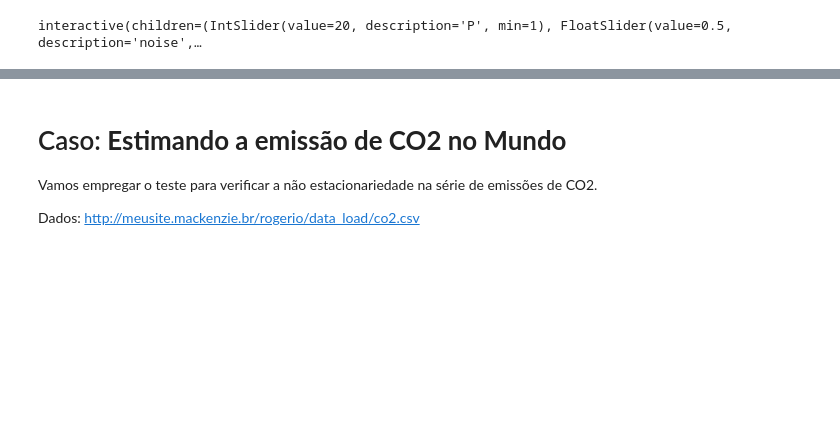
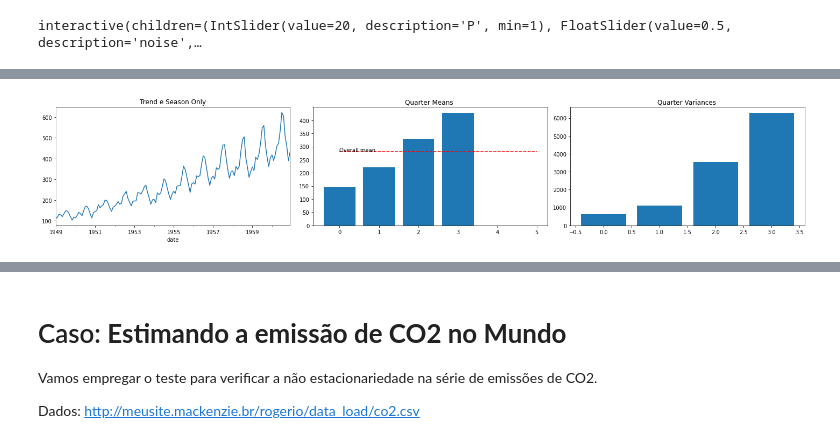
Before and after one commit to Rogerio-mack/Ciencia-de-Dados-e-Aprendizado-de-Maquina, a Jupyter notebook: CDA_TimeSeries_1.ipynb, the cells around one changed output, grey strips where cells are left out. Drawn from its saved outputs; the diff is of its cells as text; code cells hidden in the pictures; blank space fills up the shorter version.

```diff
--- a/CDA_TimeSeries_1.ipynb
+++ b/CDA_TimeSeries_1.ipynb
@@ -433,0 +451,26 @@ interactive(children=(IntSlider(value=20, description='P', min=1), FloatSlider(v
+# %%
+trend_and_season = pd.read_csv('https://github.com/Rogerio-mack/Ciencia-de-Dados-e-Aprendizado-de-Maquina/raw/main/data/AirPassengers.csv', parse_dates=['date'], index_col='date')
+# %%
+def plot_var(df,ax,t):
+  ix = np.linspace(0,len(df),5).astype(int)
+  ax.bar(range(4), np.array([df.reset_index().iloc[ ix[0]:ix[1] ].value.var(),
+                              df.reset_index().iloc[ ix[1]:ix[2] ].value.var(),
+                              df.reset_index().iloc[ ix[2]:ix[3] ].value.var(),
+                              df.reset_index().iloc[ ix[3]:ix[4] ].value.var()]))
+  ax.set_title('Quarter Variances ')
+
+  return
+
+fig, ax = plt.subplots(1,3, figsize=(20,4))
+
+trend_and_season.plot(title='Trend e Season Only', legend=False, ax=ax[0])
+plot_means(trend_and_season, ax=ax[1],t='Trend and Season')
+plot_var(trend_and_season, ax=ax[2],t='Trend and Season')
+
+plt.tight_layout()
+plt.show()
+
+
+plt.show()
+# %% [output]
+[figure, added]
```
Also changed, not shown: parts of 17 cells of this notebook.
